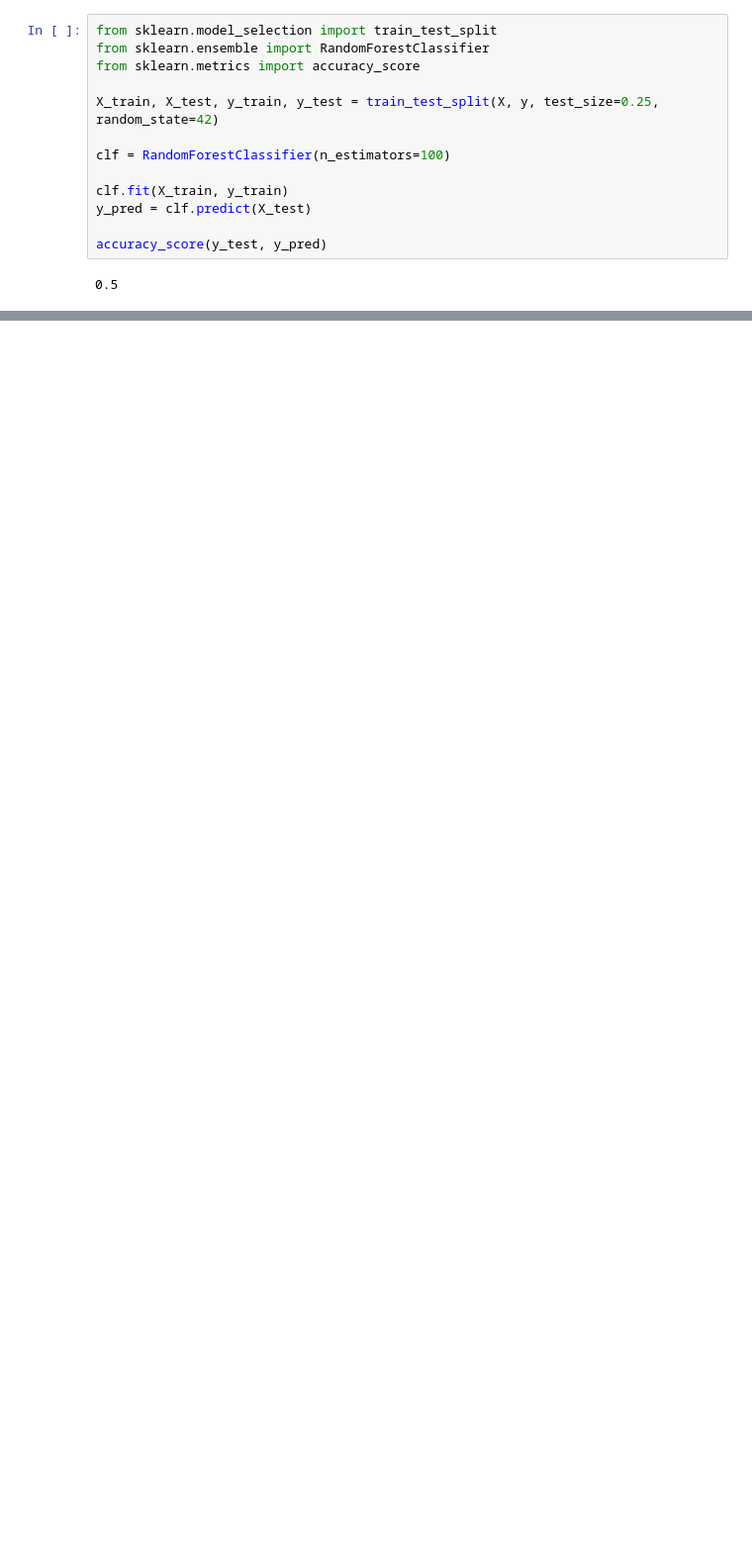
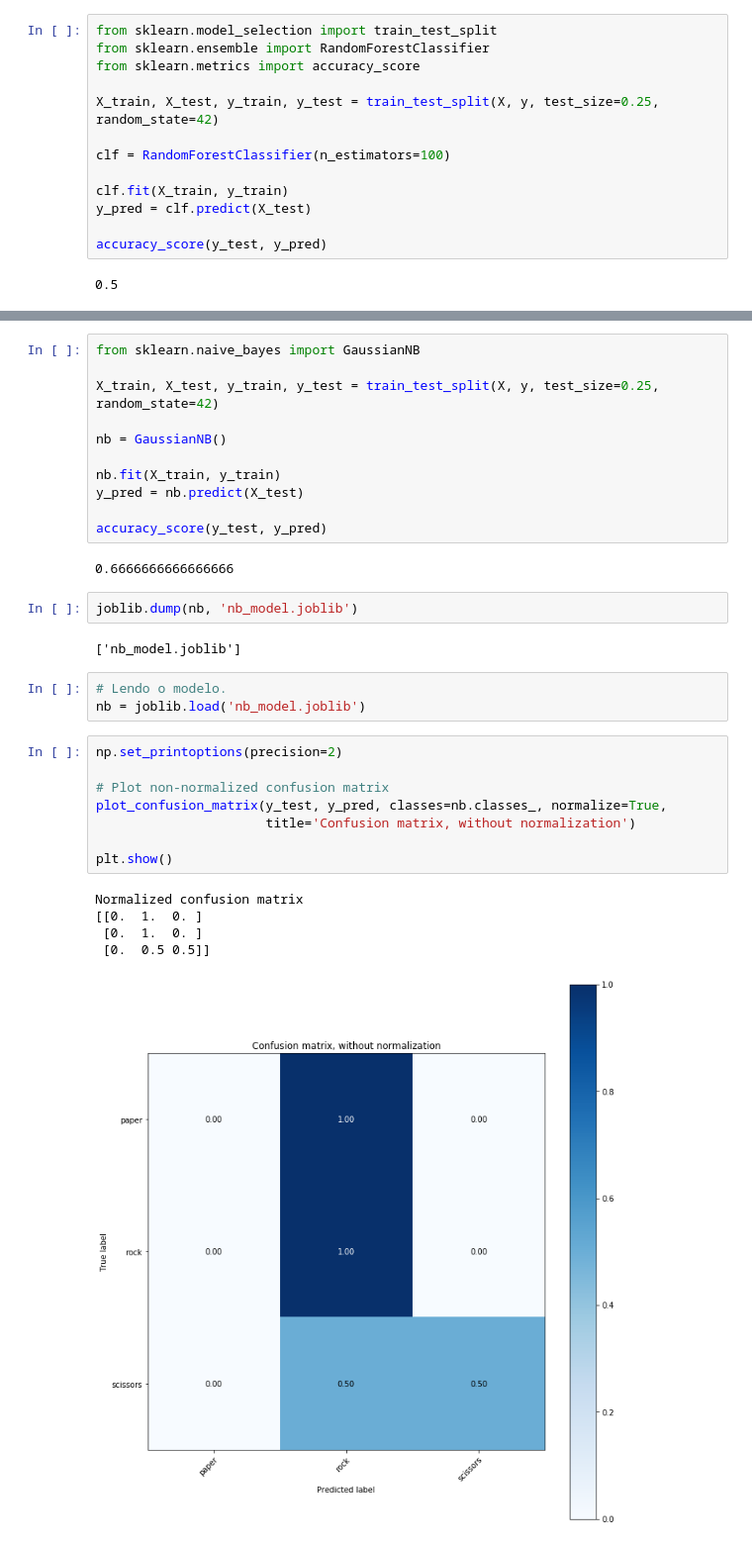
Before and after one commit to LiuSeeker/visao-computacional, a Jupyter notebook: projeto4/projeto4.ipynb, the cells around one changed output, grey strips where cells are left out. Shown at 99% size. Saved outputs shown, nothing was run; the diff lists cells and outputs as text; blank space fills up the shorter version.

```diff
--- a/projeto4/projeto4.ipynb
+++ b/projeto4/projeto4.ipynb
@@ -229,0 +261,34 @@ Normalized confusion matrix
+# %%
+from sklearn.naive_bayes import GaussianNB
+
+X_train, X_test, y_train, y_test = train_test_split(X, y, test_size=0.25, random_state=42)
+
+nb = GaussianNB()
+
+nb.fit(X_train, y_train)
+y_pred = nb.predict(X_test)
+
+accuracy_score(y_test, y_pred)
+# %% [output]
+0.6666666666666666
+# %%
+joblib.dump(nb, 'nb_model.joblib')
+# %% [output]
+['nb_model.joblib']
+# %%
+# Lendo o modelo.
+nb = joblib.load('nb_model.joblib')
+# %%
+np.set_printoptions(precision=2)
+
+# Plot non-normalized confusion matrix
+plot_confusion_matrix(y_test, y_pred, classes=nb.classes_, normalize=True,
+                      title='Confusion matrix, without normalization')
+
+plt.show()
+# %% [output]
+Normalized confusion matrix
+[[0.  1.  0. ]
+ [0.  1.  0. ]
+ [0.  0.5 0.5]]
+[figure, added]
```
Also changed, not shown: parts of 23 cells of this notebook.
